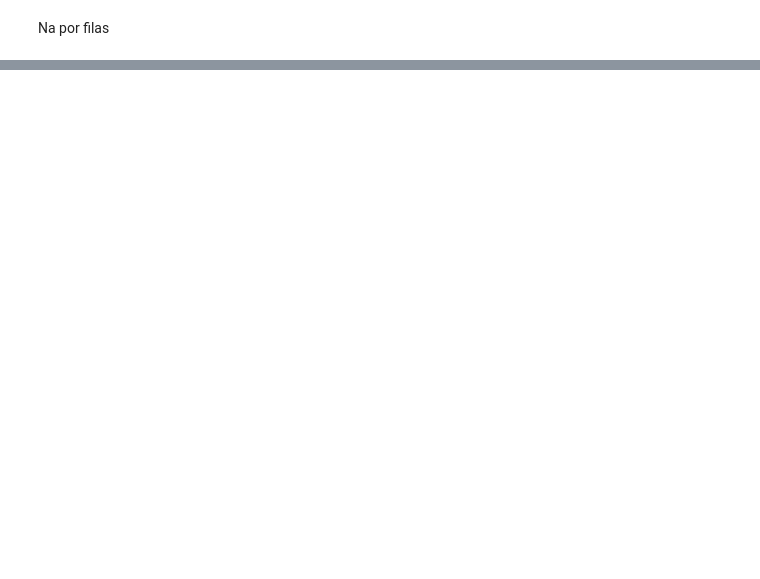
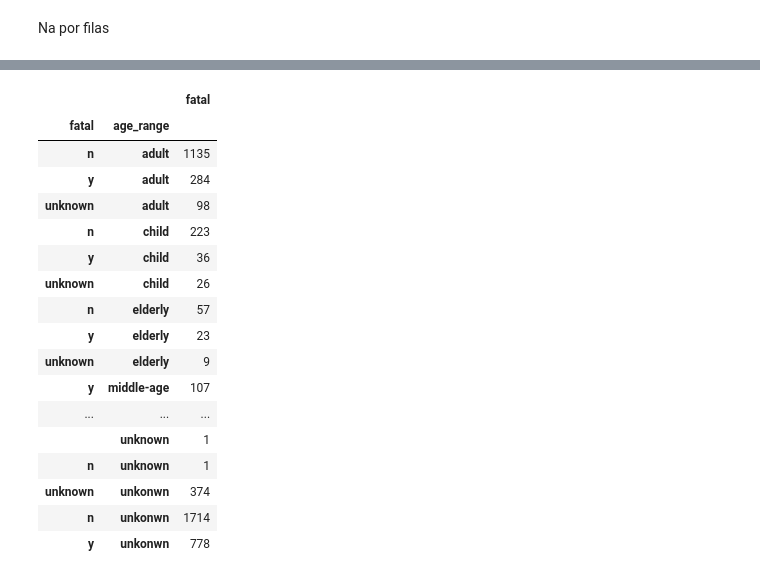
Before and after one commit to AndresCBF/IronHack, a Jupyter notebook: Projetos/Shark Attack/Shark Attack.ipynb, the cells around one changed output, grey strips where cells are left out. Saved outputs shown, nothing was run; the diff lists cells and outputs as text; code cells hidden in the pictures; blank space fills up the shorter version.

```diff
--- a/Projetos/Shark Attack/Shark Attack.ipynb
+++ b/Projetos/Shark Attack/Shark Attack.ipynb
@@ -86,0 +455,4 @@ sharkattack['case_number_con'].value_counts()
+# %%
+sharkfatal = pd.DataFrame(sharkfatal)
+fatalyeargroup = sharkfatal.groupby(['country','year'])['year'].count()
+fatalyeargroup
@@ -97,2 +493,3 @@ sharkattack['country'].value_counts()
 # %%
-sharkattack['area'].value_counts()
+fatalage = sharkfatal.groupby(['fatal','age_range'])['fatal'].count()
+fatalage
@@ -99,2 +514,22 @@ sharkattack['area'].value_counts()
 # %%
-sharkattack[sharkattack['num_val_na'] < 10]
+fatalage = pd.DataFrame(fatalage)
+fatalage.sort_values('age_range')
+# %% [output]
+|  |  | fatal |
+| fatal | age_range |  |
+| n | adult | 1135 |
+| y | adult | 284 |
+| unknown | adult | 98 |
+| n | child | 223 |
+| y | child | 36 |
+| unknown | child | 26 |
+| n | elderly | 57 |
+| y | elderly | 23 |
+| unknown | elderly | 9 |
+| y | middle-age | 107 |
+| ... | ... | ... |
+|  | unknown | 1 |
+| n | unknown | 1 |
+| unknown | unkonwn | 374 |
+| n | unkonwn | 1714 |
+| y | unkonwn | 778 |
```
Also changed, not shown: parts of 44 cells of this notebook, 3 other files.
